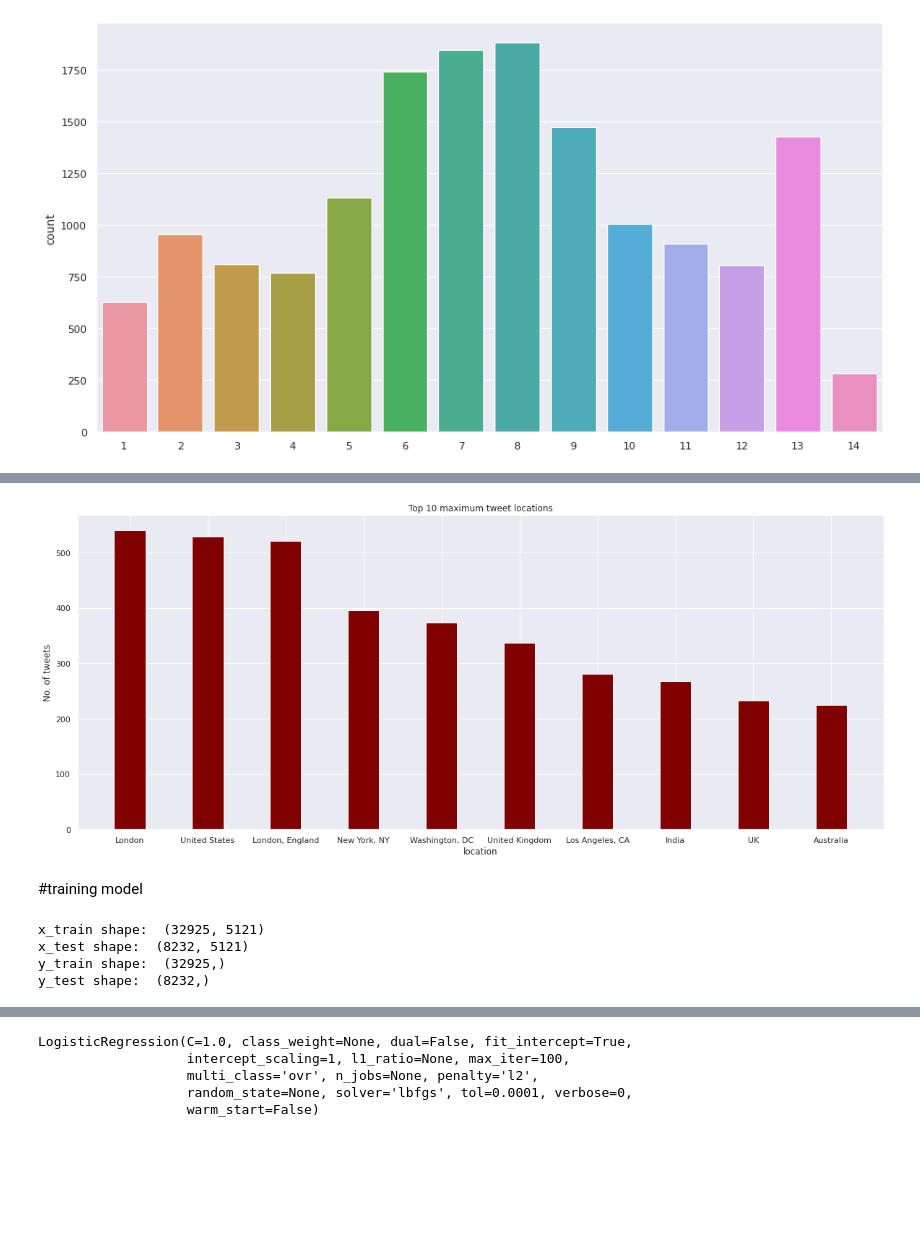
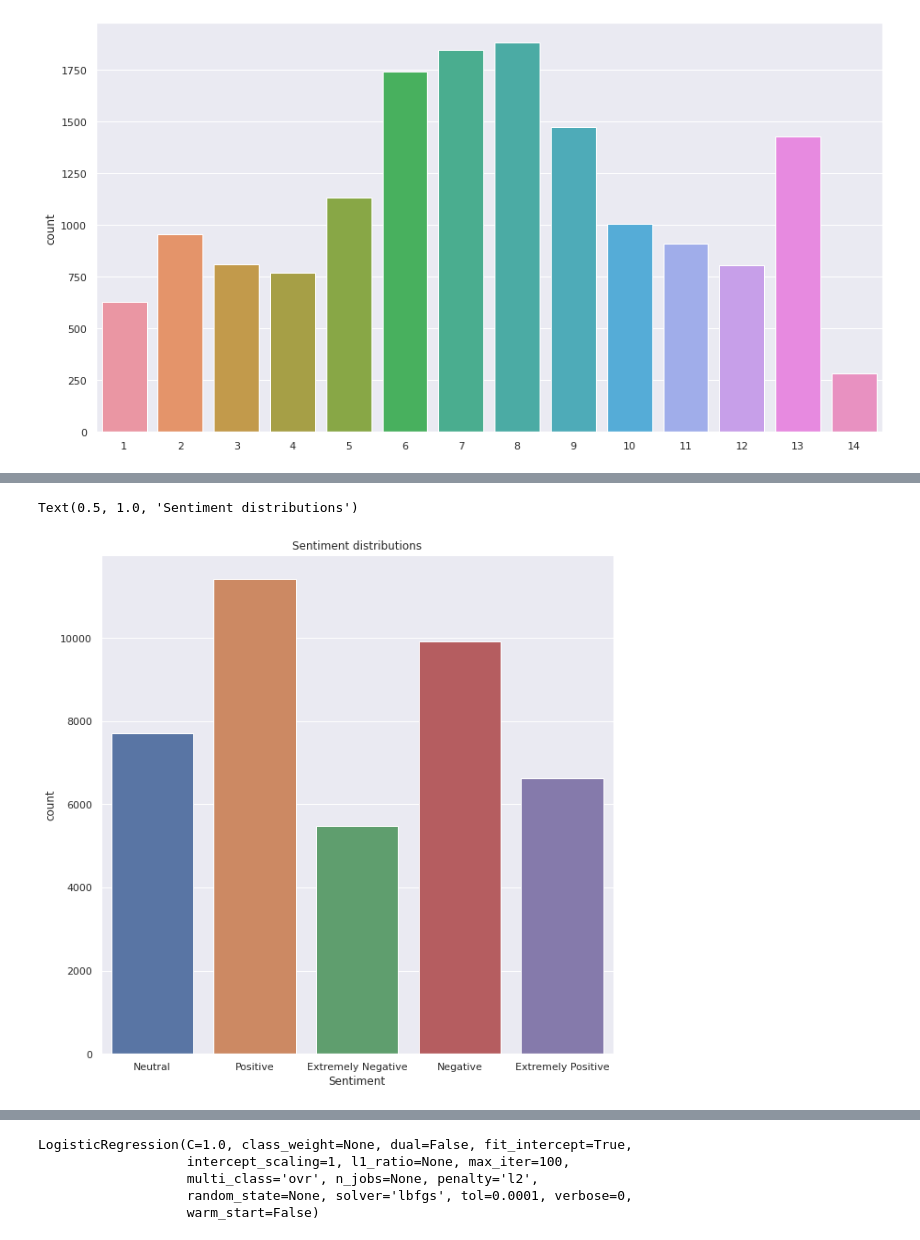
Before and after one commit to arifuddinatif/Coronavirus-Tweet-Sentiment-Analysis, a Jupyter notebook: Copy_of_Coronavirus_Tweet_Sentiment_Analysis_Capstone_Project.ipynb, the cells around one changed output, grey strips where cells are left out. Saved outputs shown, nothing was run; the diff lists cells and outputs as text; code cells hidden in the pictures; blank space fills up the shorter version.

```diff
--- a/Copy_of_Coronavirus_Tweet_Sentiment_Analysis_Capstone_Project.ipynb
+++ b/Copy_of_Coronavirus_Tweet_Sentiment_Analysis_Capstone_Project.ipynb
@@ -190,5 +123 @@ def stemming(text):
-# %%
-# applying stemming the function
-
-df['OriginalTweet'] = df['OriginalTweet'].apply(stemming)
 # %% [markdown]
@@ -231,0 +175,2 @@ df['TweetMonth'] = df['TweetAt'].apply(lambda x : x.month)
+# %%
+df["Location"].fillna(df['Location'].mode().iloc[0],inplace=True)
@@ -295,6 +235,0 @@ sns.countplot(x=list_of_month_4)
-# %%
-# getting count of differant sentiments i.e positive,negative,neutral
-
-sns.set(rc={'figure.figsize':(15,8)})
-sns.countplot(x=df['Sentiment'])
-plt.title('Sentiment distributions')
@@ -334,13 +235,0 @@ top_10_locations
-# %%
-sns.set(rc={'figure.figsize':(20,8)})
-plt.bar(top_10_locations['Location'], top_10_locations['Sentiment'], color ='maroon',
-        width = 0.4)
-
-plt.xlabel("location")
-plt.ylabel("No. of tweets")
-plt.title("Top 10 maximum tweet locations")
-plt.show()
-# %% [output]
-[figure, removed]
-# %% [markdown]
-#training model
@@ -365,13 +236,9 @@ y=y.astype('int')
-# %%
-# splitting the data into train and test
-
-x_train,x_test,y_train,y_test = train_test_split(X,y,test_size = 0.2,random_state = 225)
-print('x_train shape: ',x_train.shape)
-print('x_test shape: ',x_test.shape)
-print('y_train shape: ',y_train.shape)
-print('y_test shape: ',y_test.shape)
-# %% [output]
-x_train shape:  (32925, 5121)
-x_test shape:  (8232, 5121)
-y_train shape:  (32925,)
-y_test shape:  (8232,)
+# %%
+#
+
+plt.figure(figsize=(10,10))
+sns.countplot(x=df['Sentiment'])
+plt.title('Sentiment distributions')
+# %% [output]
+Text(0.5, 1.0, 'Sentiment distributions')
+[figure, added]
```
Also changed, not shown: parts of 126 cells of this notebook.
